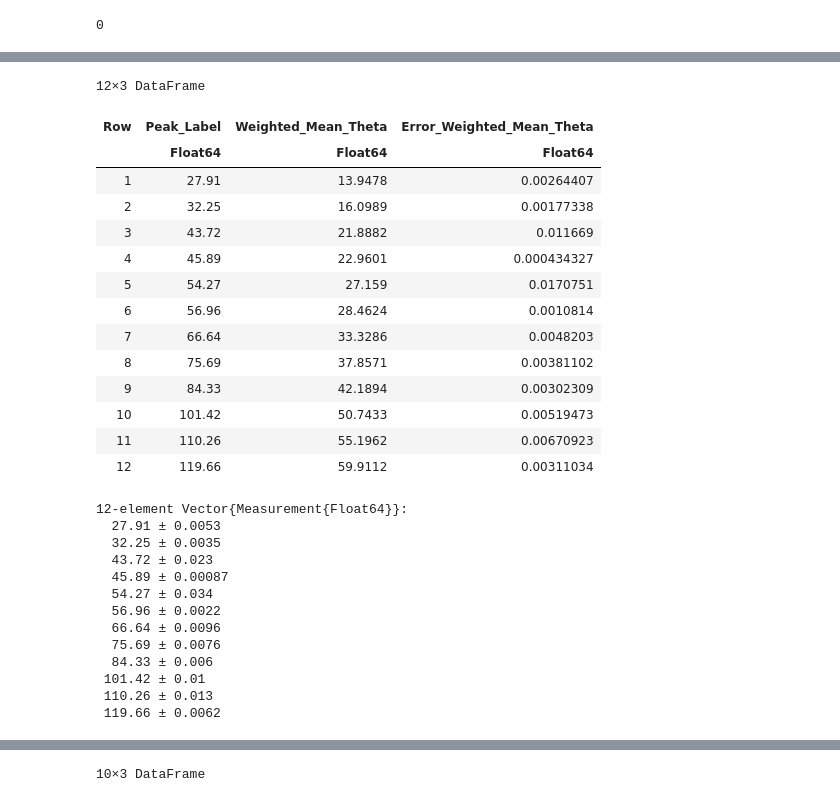
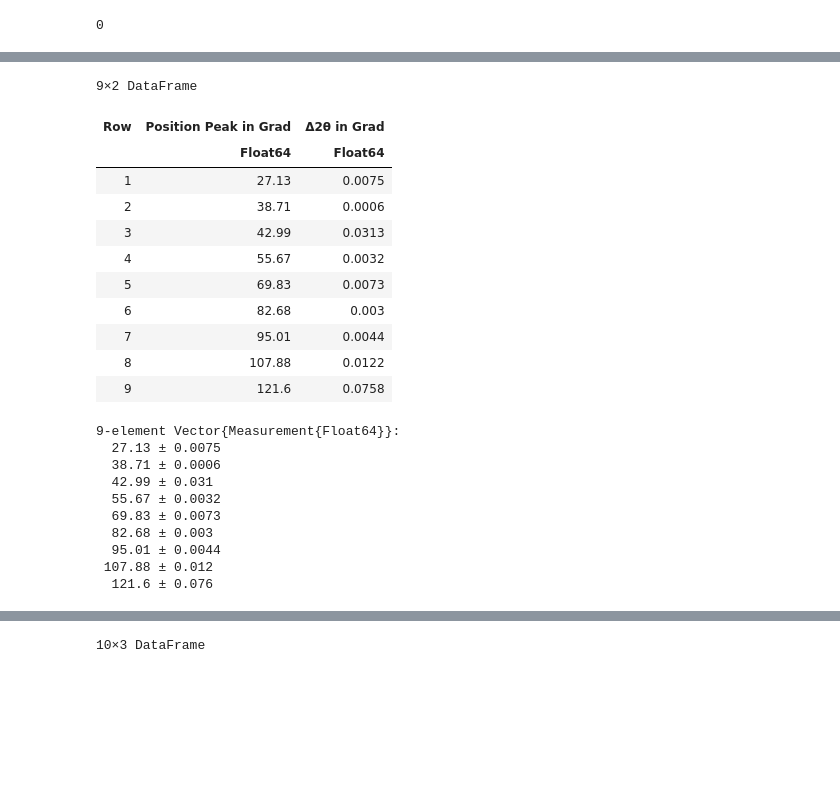
Before and after one commit to valu161/Praktikum_B_Lucas, a Jupyter notebook: Festkörperphysik/Röntgennografische_Methoden/Tabellen.ipynb, the cells around one changed output, grey strips where cells are left out. Drawn from its saved outputs; the diff is of its cells as text; code cells hidden in the pictures; blank space fills up the shorter version.

```diff
--- a/Festkörperphysik/Röntgennografische_Methoden/Tabellen.ipynb
+++ b/Festkörperphysik/Röntgennografische_Methoden/Tabellen.ipynb
@@ -343,40 +300,34 @@ Suggestion: check for spelling errors or missing imports.
 # %%
 using CSV
 # %%
-messung = (DataFrame(load("C:/Users/va/Uni/Praktikum/Praktikum_B/Festkörperphysik/Röntgennografische_Methoden/Fittergebnisse_CSV/Probe_1_Gewichteter_Mittelwert.csv")))
+messung = (DataFrame(load("C:/Users/va/Uni/Praktikum/Praktikum_B/Festkörperphysik/Röntgennografische_Methoden/Fittergebnisse_CSV/Probe_3_Gewichteter_Mittelwert.csv")))
 # %% [output]
-12×3 DataFrame
+9×2 DataFrame
-| Row | Peak_Label | Weighted_Mean_Theta | Error_Weighted_Mean_Theta |
-|  | Float64 | Float64 | Float64 |
-| 1 | 27.91 | 13.9478 | 0.00264407 |
-| 2 | 32.25 | 16.0989 | 0.00177338 |
-| 3 | 43.72 | 21.8882 | 0.011669 |
-| 4 | 45.89 | 22.9601 | 0.000434327 |
-| 5 | 54.27 | 27.159 | 0.0170751 |
-| 6 | 56.96 | 28.4624 | 0.0010814 |
-| 7 | 66.64 | 33.3286 | 0.0048203 |
-| 8 | 75.69 | 37.8571 | 0.00381102 |
-| 9 | 84.33 | 42.1894 | 0.00302309 |
-| 10 | 101.42 | 50.7433 | 0.00519473 |
-| 11 | 110.26 | 55.1962 | 0.00670923 |
-| 12 | 119.66 | 59.9112 | 0.00311034 |
+| Row | Position Peak in Grad | Δ2θ in Grad |
+|  | Float64 | Float64 |
+| 1 | 27.13 | 0.0075 |
+| 2 | 38.71 | 0.0006 |
+| 3 | 42.99 | 0.0313 |
+| 4 | 55.67 | 0.0032 |
+| 5 | 69.83 | 0.0073 |
+| 6 | 82.68 | 0.003 |
+| 7 | 95.01 | 0.0044 |
+| 8 | 107.88 | 0.0122 |
+| 9 | 121.6 | 0.0758 |
 # %%
 
-Probe_1 = measurement.(messung[:,1], messung[:,3].*2)
+Probe_1 = measurement.(messung[:,1], messung[:,2])
 # %% [output]
-12-element Vector{Measurement{Float64}}:
-  27.91 ± 0.0053
-  32.25 ± 0.0035
-  43.72 ± 0.023
-  45.89 ± 0.00087
-  54.27 ± 0.034
-  56.96 ± 0.0022
-  66.64 ± 0.0096
-  75.69 ± 0.0076
-  84.33 ± 0.006
- 101.42 ± 0.01
- 110.26 ± 0.013
- 119.66 ± 0.0062
+9-element Vector{Measurement{Float64}}:
+  27.13 ± 0.0075
+  38.71 ± 0.0006
+  42.99 ± 0.031
+  55.67 ± 0.0032
+  69.83 ± 0.0073
+  82.68 ± 0.003
+  95.01 ± 0.0044
+ 107.88 ± 0.012
+  121.6 ± 0.076
 # %%
 werte= table(Probe_1)
 th1 = werte[:,2]
```
Also changed, not shown: parts of 6 cells of this notebook.
